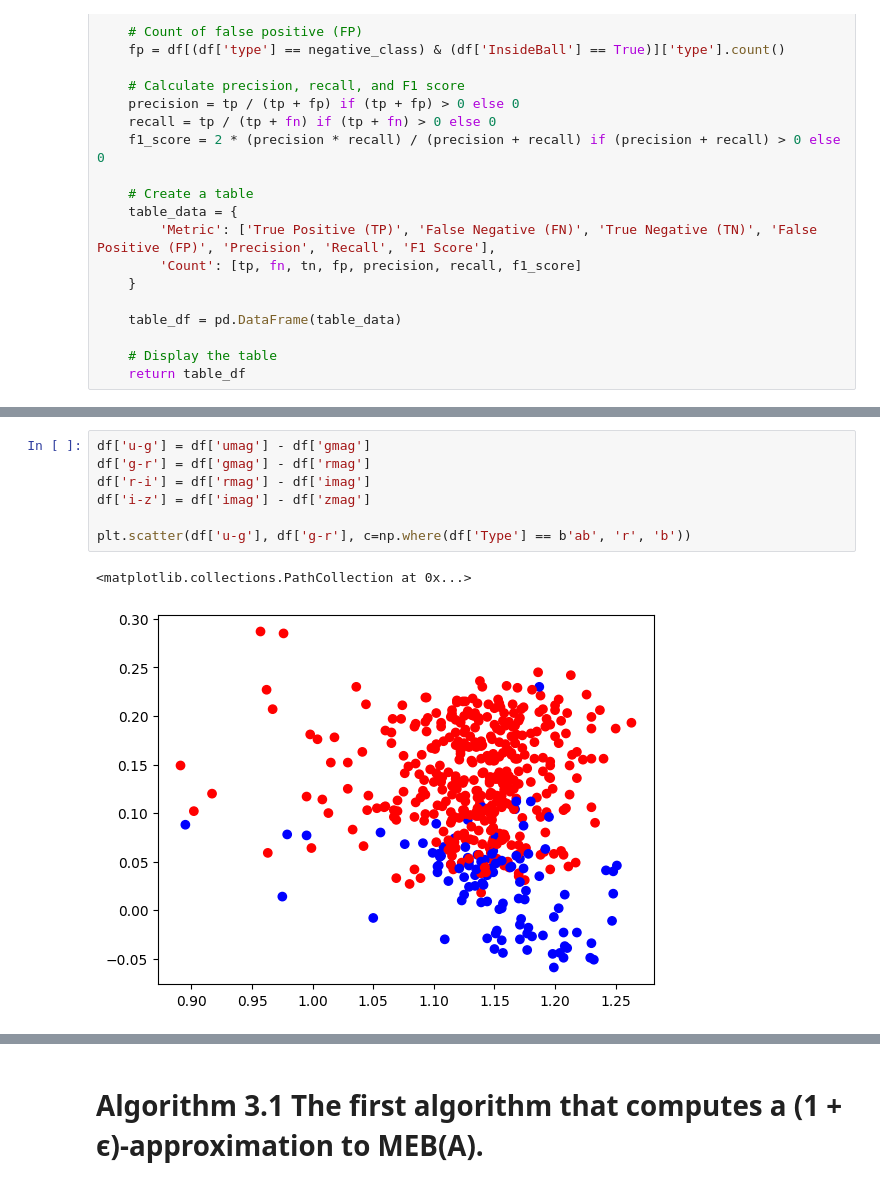
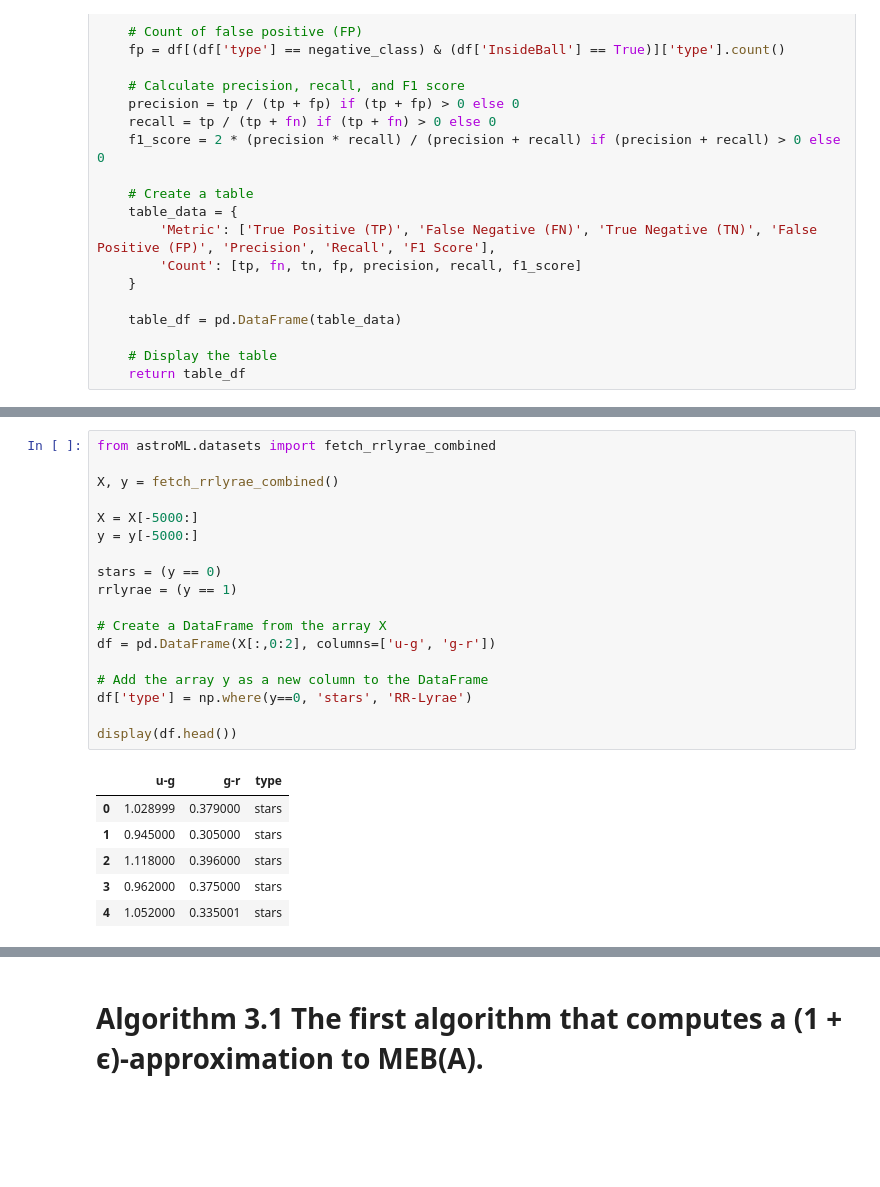
Before and after one commit to joanorePD/Astronomical_Anomaly_Detection_with_MEB, a Jupyter notebook: meb.ipynb, the cells around one changed output, grey strips where cells are left out. Drawn from its saved outputs; the diff is of its cells as text; blank space fills up the shorter version.

```diff
--- a/meb.ipynb
+++ b/meb.ipynb
@@ -81,10 +57,25 @@ display(df)
-# %%
-df['u-g'] = df['umag'] - df['gmag']
-df['g-r'] = df['gmag'] - df['rmag']
-df['r-i'] = df['rmag'] - df['imag']
-df['i-z'] = df['imag'] - df['zmag']
-
-plt.scatter(df['u-g'], df['g-r'], c=np.where(df['Type'] == b'ab', 'r', 'b'))
-# %% [output]
-<matplotlib.collections.PathCollection at 0x...>
-[figure, removed]
+# %%
+from astroML.datasets import fetch_rrlyrae_combined
+
+X, y = fetch_rrlyrae_combined()
+
+X = X[-5000:]
+y = y[-5000:]
+
+stars = (y == 0)
+rrlyrae = (y == 1)
+
+# Create a DataFrame from the array X
+df = pd.DataFrame(X[:,0:2], columns=['u-g', 'g-r'])
+
+# Add the array y as a new column to the DataFrame
+df['type'] = np.where(y==0, 'stars', 'RR-Lyrae')
+
+display(df.head())
+# %% [output]
+|  | u-g | g-r | type |
+| 0 | 1.028999 | 0.379000 | stars |
+| 1 | 0.945000 | 0.305000 | stars |
+| 2 | 1.118000 | 0.396000 | stars |
+| 3 | 0.962000 | 0.375000 | stars |
+| 4 | 1.052000 | 0.335001 | stars |
```
Also changed, not shown: parts of 4 cells of this notebook.
